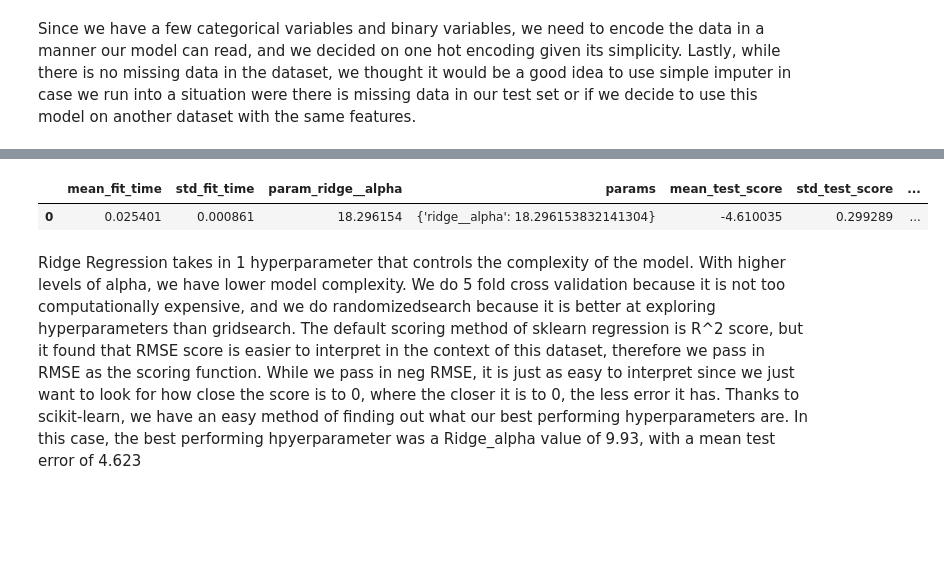
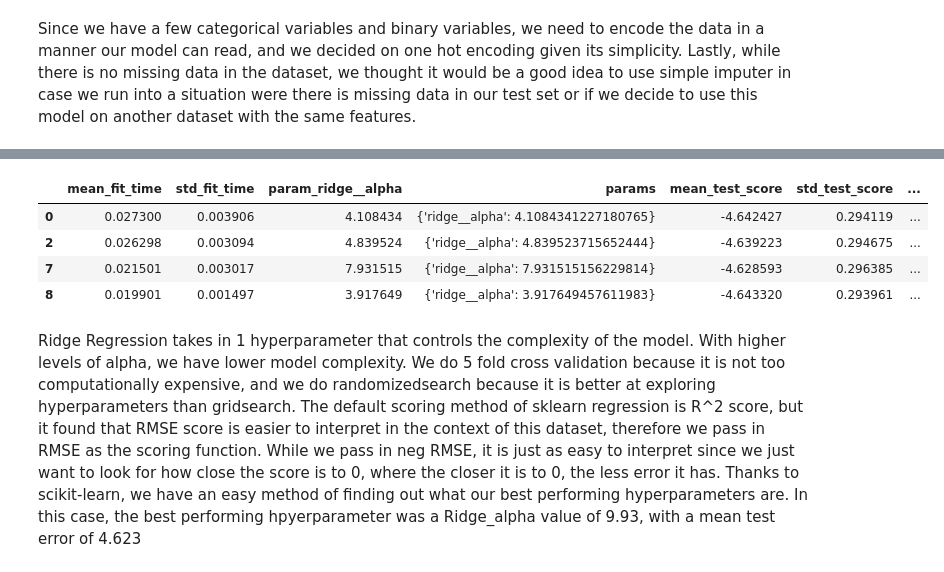
Before and after one commit to DSCI-310/DSCI-310-Group-1, a Jupyter notebook: analysis/StudentPerformance.ipynb, the cells around one changed output, grey strips where cells are left out. Saved outputs shown, nothing was run; the diff lists cells and outputs as text; code cells hidden in the pictures; blank space fills up the shorter version.

```diff
--- a/analysis/StudentPerformance.ipynb
+++ b/analysis/StudentPerformance.ipynb
@@ -163,16 +163,19 @@ print(rand_search.best_score_)
 # %%
 df_results = pd.DataFrame(rand_search.cv_results_)
-df_results = df_results[df_results.rank_test_score == df_results.rank_test_score.min()].drop(["mean_score_time",
-                                                                                             "std_score_time",
-                                                                                             "split0_test_score",
-                                                                                             "split1_test_score",
-                                                                                             "split2_test_score",
-                                                                                             "split3_test_score",
-                                                                                             "split4_test_score"], axis=1)
+df_results = df_results[df_results.rank_test_score < 5].drop(["mean_score_time",
+                                                             "std_score_time",
+                                                             "split0_test_score",
+                                                             "split1_test_score",
+                                                             "split2_test_score",
+                                                             "split3_test_score",
+                                                             "split4_test_score"], axis=1)
 df_results
 # %% [output]
 |  | mean_fit_time | std_fit_time | param_ridge__alpha | params | mean_test_score | std_test_score | ... |
-| 0 | 0.025401 | 0.000861 | 18.296154 | {'ridge__alpha': 18.296153832141304} | -4.610035 | 0.299289 | ... |
+| 0 | 0.027300 | 0.003906 | 4.108434 | {'ridge__alpha': 4.1084341227180765} | -4.642427 | 0.294119 | ... |
+| 2 | 0.026298 | 0.003094 | 4.839524 | {'ridge__alpha': 4.839523715652444} | -4.639223 | 0.294675 | ... |
+| 7 | 0.021501 | 0.003017 | 7.931515 | {'ridge__alpha': 7.931515156229814} | -4.628593 | 0.296385 | ... |
+| 8 | 0.019901 | 0.001497 | 3.917649 | {'ridge__alpha': 3.917649457611983} | -4.643320 | 0.293961 | ... |
 # %% [markdown]
 Ridge Regression takes in 1 hyperparameter that controls the complexity of the model. With higher levels of alpha, we have lower model complexity. We do 5 fold cross validation because it is not too computationally expensive, and we do randomizedsearch because it is better at exploring hyperparameters than gridsearch. The default scoring method of sklearn regression is R^2 score, but it found that RMSE score is easier to interpret in the context of this dataset, therefore we pass in RMSE as the scoring function. While we pass in neg RMSE, it is just as easy to interpret since we just want to look for how close the score is to 0, where the closer it is to 0, the less error it has. Thanks to scikit-learn, we have an easy method of finding out what our best performing hyperparameters are. In this case, the best performing hpyerparameter was a Ridge_alpha value of 9.93, with a mean test error of 4.623
 # %% [markdown]
```
Also changed, not shown: parts of 4 cells of this notebook, 2 other files.
